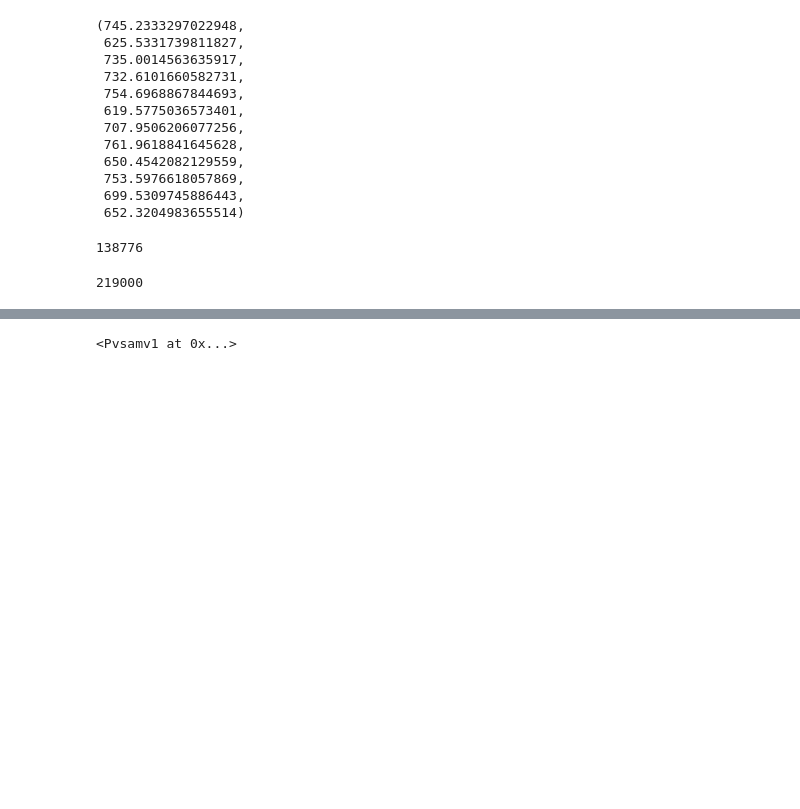
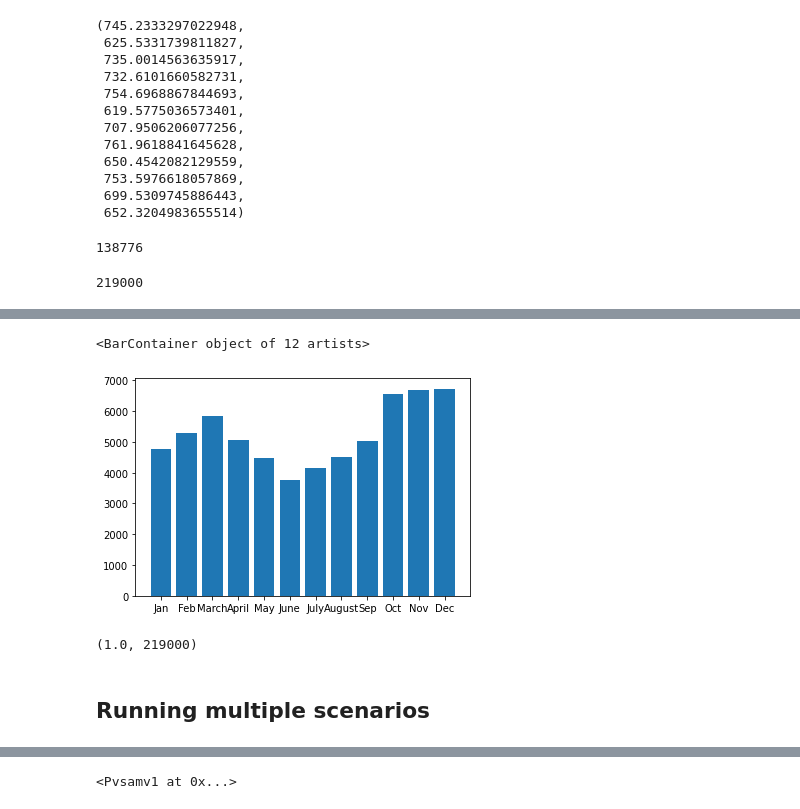
Before and after one commit to UW-GRID/PV_sizing, a Jupyter notebook: ipynb/pysam_model.ipynb, the cells around one changed output, grey strips where cells are left out. Saved outputs shown, nothing was run; the diff lists cells and outputs as text; code cells hidden in the pictures; blank space fills up the shorter version.

Commit message:
FIXED it - 100% uptime without grid

```diff
--- a/ipynb/pysam_model.ipynb
+++ b/ipynb/pysam_model.ipynb
@@ -313,3 +333,6 @@ def execute_pvmodel(number_of_modules_per_string, number_of_strings, n_inverters
     pvmodel.execute()
 
     return pvmodel
+# %%
+%%time
+pvmodel = execute_pvmodel(5, 6, n_inverters=10)
@@ -316,3 +342,24 @@ def execute_pvmodel(number_of_modules_per_string, number_of_strings, n_inverters
+# %%
+import matplotlib.pyplot as plt
+
+months = ["Jan", "Feb", "March", "April", "May", "June", "July", "August", "Sep", "Oct", "Nov", "Dec"]
+plt.bar(months, pvmodel.Outputs.monthly_energy)
+# %% [output]
+<BarContainer object of 12 artists>
+[figure, added]
+# %%
+uptime_hours = np.count_nonzero(
+        (np.array(pvmodel.Outputs.system_to_load) +
+         np.array(pvmodel.Outputs.batt_to_load) -
+         np.tile(our_load_profile, 25)  # repeat load profile for 25 years
+        ) == 0
+    )
+
+uptime_hours/(365 * 24 * 25) , uptime_hours
+# %% [output]
+(1.0, 219000)
+# %% [markdown]
+## Running multiple scenarios
 # %%
 pvmodels_param_dict = []
 pvmodels = []
```
Also changed, not shown: parts of 8 cells of this notebook, 1 other file.
